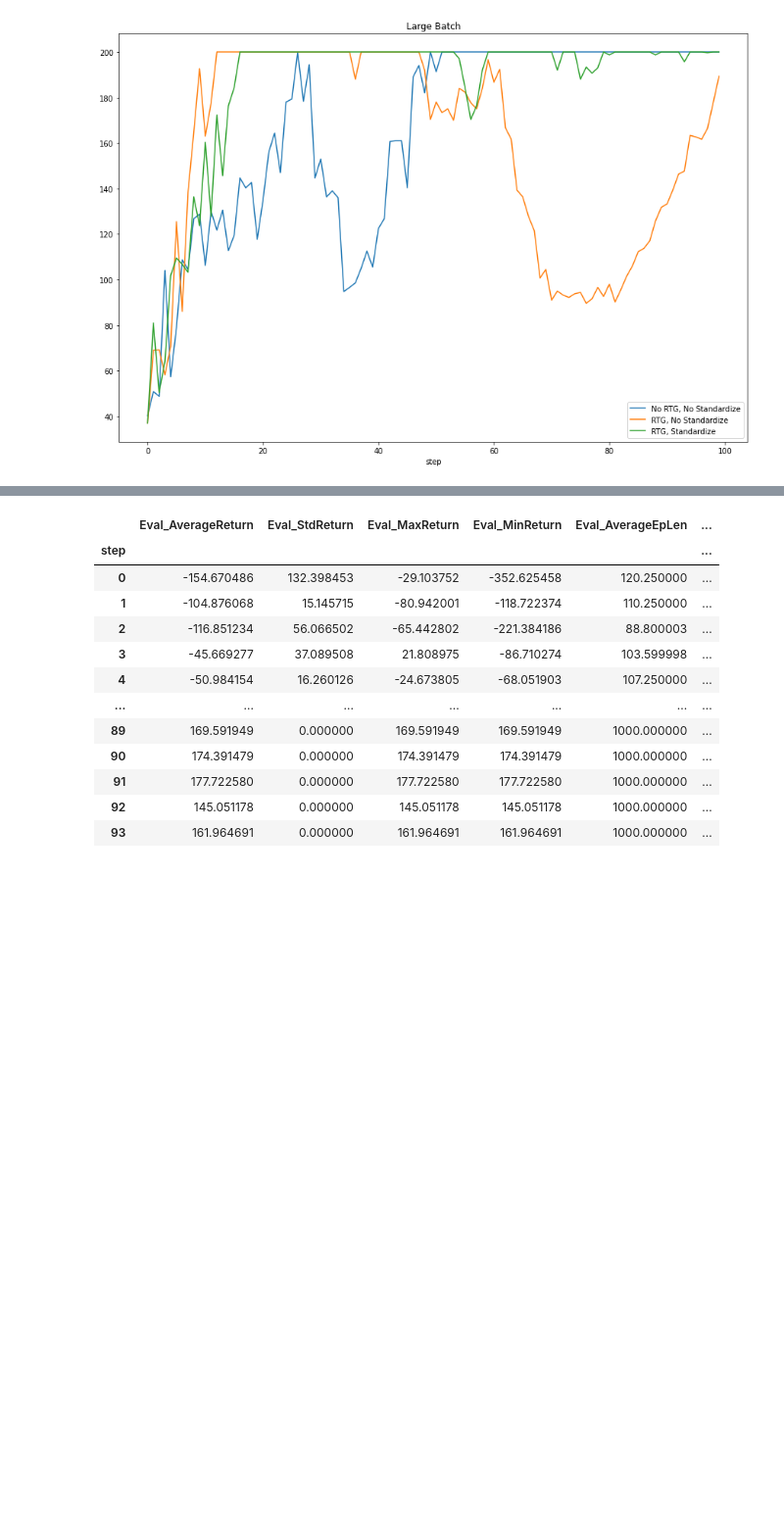
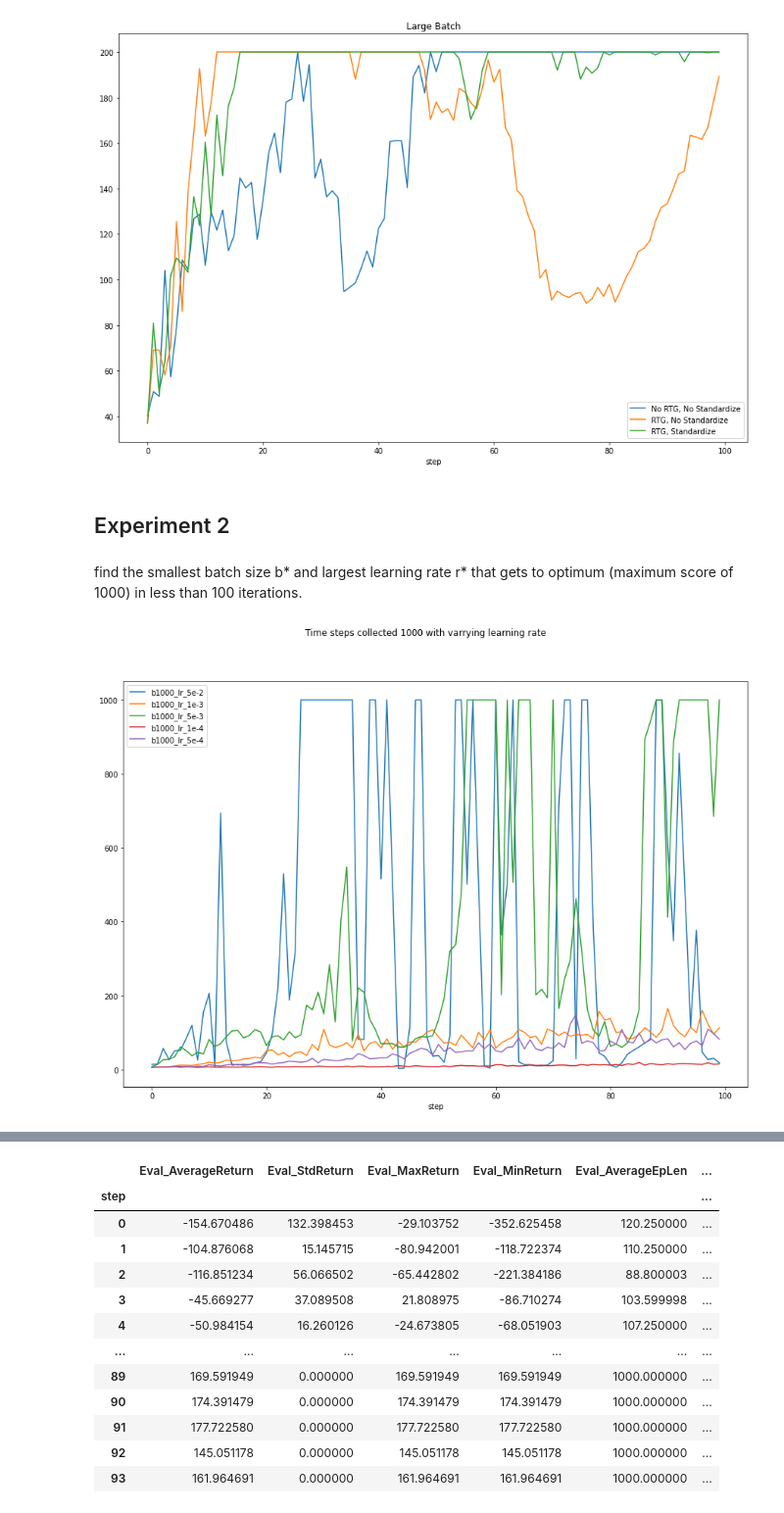
Before and after one commit to tpvt99/rl_homework_2019, a Jupyter notebook: hw2/plot_graph.ipynb, the cells around one changed output, grey strips where cells are left out. Shown at 98% size. Cells and saved outputs as stored; diff of their text form; code cells hidden in the pictures; blank space fills up the shorter version.

```diff
--- a/hw2/plot_graph.ipynb
+++ b/hw2/plot_graph.ipynb
@@ -71,3 +73,51 @@ ax.set_title('Large Batch')
 # %% [output]
 Text(0.5, 1.0, 'Large Batch')
 [figure]
+# %% [markdown]
+## Experiment 2
+# %% [markdown]
+find the smallest batch size b* and largest learning rate r* that gets to optimum
+(maximum score of 1000) in less than 100 iterations.
+# %%
+# b1000
+q2_b1000_lr1e_3 = EventAccumulator("data/q2_b1000_lr1e-3_InvertedPendulum-v2_25-07-2021_13-27-07")
+q2_b1000_lr1e_3_df = convert_events_to_df(q2_b1000_lr1e_3)
+
+q2_b1000_lr1e_4 = EventAccumulator("data/q2_b1000_lr1e-4_InvertedPendulum-v2_25-07-2021_14-05-10")
+q2_b1000_lr1e_4_df = convert_events_to_df(q2_b1000_lr1e_4)
+
+q2_b1000_lr5e_2 = EventAccumulator("data/q2_b1000_lr5e-2_InvertedPendulum-v2_25-07-2021_13-05-54")
+q2_b1000_lr5e_2_df = convert_events_to_df(q2_b1000_lr5e_2)
+
+q2_b1000_lr5e_3 = EventAccumulator("data/q2_b1000_lr5e-3_InvertedPendulum-v2_25-07-2021_13-44-58")
+q2_b1000_lr5e_3_df = convert_events_to_df(q2_b1000_lr5e_3)
+
+q2_b1000_lr5e_4 = EventAccumulator("data/q2_b1000_lr5e-4_InvertedPendulum-v2_25-07-2021_14-22-22")
+q2_b1000_lr5e_4_df = convert_events_to_df(q2_b1000_lr5e_4)
+
+# b5000
+q2_b5000_lr1e_3 = EventAccumulator("data/q2_b5000_lr1e-3_InvertedPendulum-v2_25-07-2021_15-55-13")
+q2_b5000_lr1e_3_df = convert_events_to_df(q2_b5000_lr1e_3)
+
+q2_b5000_lr1e_4 = EventAccumulator("data/q2_b5000_lr1e-4_InvertedPendulum-v2_25-07-2021_18-28-37")
+q2_b5000_lr1e_4_df = convert_events_to_df(q2_b5000_lr1e_4)
+
+q2_b5000_lr5e_2 = EventAccumulator("data/q2_b5000_lr5e-2_InvertedPendulum-v2_25-07-2021_14-39-40")
+q2_b5000_lr5e_2_df = convert_events_to_df(q2_b5000_lr5e_2)
+
+q2_b5000_lr5e_3 = EventAccumulator("data/q2_b5000_lr5e-3_InvertedPendulum-v2_25-07-2021_17-12-03")
+q2_b5000_lr5e_3_df = convert_events_to_df(q2_b5000_lr5e_3)
+
+q2_b5000_lr5e_4 = EventAccumulator("data/q2_b5000_lr5e-4_InvertedPendulum-v2_25-07-2021_19-37-46")
+q2_b5000_lr5e_4_df = convert_events_to_df(q2_b5000_lr5e_4)
+# %%
+fig, ax = plt.subplots(figsize=(15,10))
+q2_b1000_lr5e_2_df.plot(use_index=True, y='Eval_AverageReturn', ax=ax, label="b1000_lr_5e-2")
+q2_b1000_lr1e_3_df.plot(use_index=True, y='Eval_AverageReturn', ax=ax, label="b1000_lr_1e-3")
+q2_b1000_lr5e_3_df.plot(use_index=True, y='Eval_AverageReturn', ax=ax, label="b1000_lr_5e-3")
+q2_b1000_lr1e_4_df.plot(use_index=True, y='Eval_AverageReturn', ax=ax, label="b1000_lr_1e-4")
+q2_b1000_lr5e_4_df.plot(use_index=True, y='Eval_AverageReturn', ax=ax, label="b1000_lr_5e-4")
+fig.suptitle("Time steps collected 1000 with varrying learning rate")
+plt.show()
+# %% [output]
+[figure, added]
```
Also changed, not shown: parts of 8 cells of this notebook, 1 other file.
